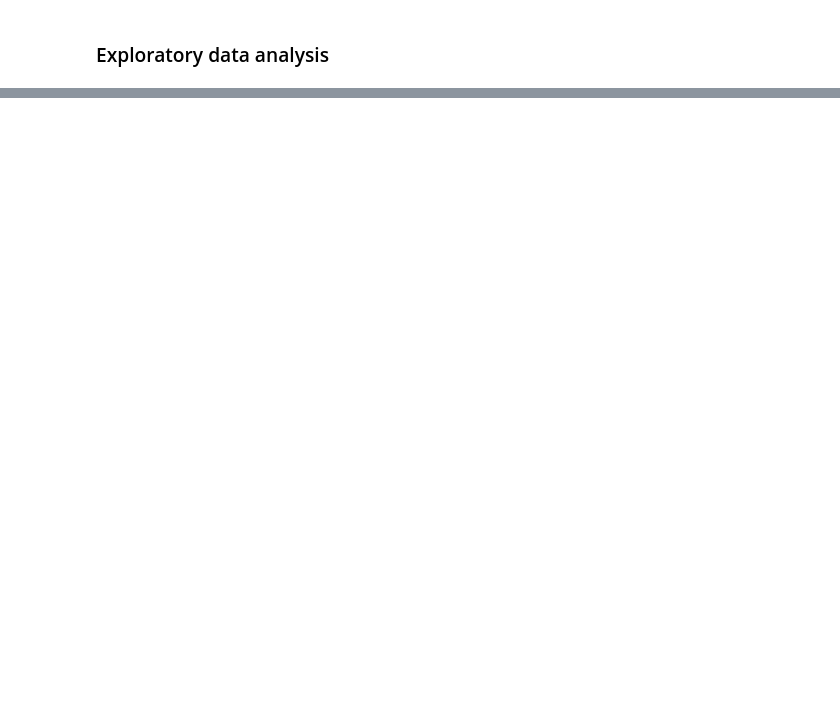
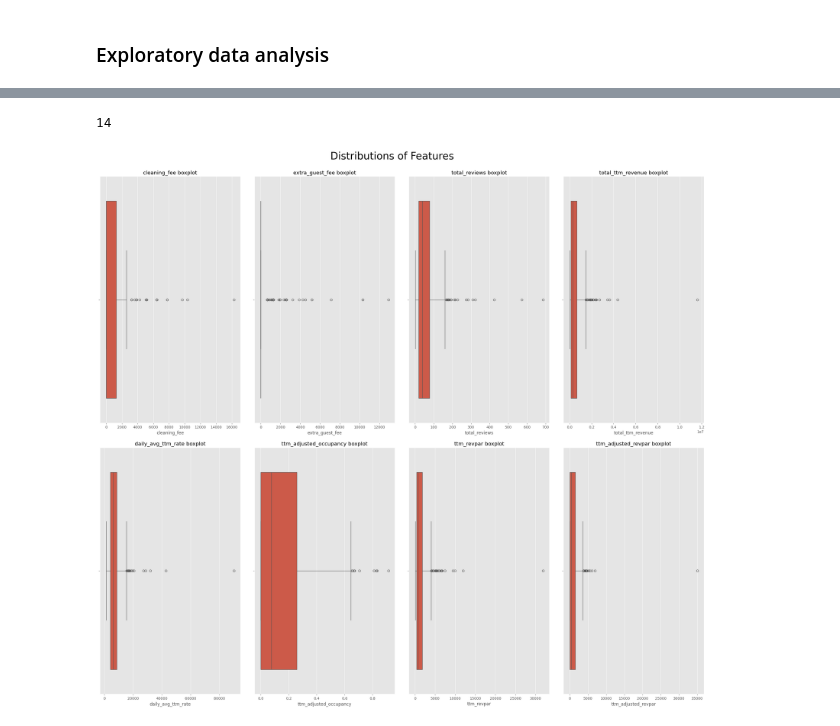
Before and after one commit to Morris-mk/Nairobi_AirbnbMarket_Overview_and-_InvestmentAnalysis, a Jupyter notebook: Airbnb_analysis.ipynb, the cells around one changed output, grey strips where cells are left out. Saved outputs shown, nothing was run; the diff lists cells and outputs as text; code cells hidden in the pictures; blank space fills up the shorter version.

```diff
--- a/Airbnb_analysis.ipynb
+++ b/Airbnb_analysis.ipynb
@@ -278,20 +212,26 @@ df_listings.head()
 # %%
 # Plot distributions of the most significant features
+cols_listings = ['cleaning_fee','extra_guest_fee', 'total_reviews', 'total_ttm_revenue', 'daily_avg_ttm_rate', 'ttm_adjusted_occupancy',
+        'ttm_revpar','ttm_adjusted_revpar', 'ttm_reserved_days', 'ttm_blocked_days','ttm_available_days', 'l90d_revenue',
+        'l90d_avg_rate','l90d_adjusted_revpar']
+print(len(cols_listings))
 
-cols = ['cleaning_fee','extra_guest_fee', 'num_reviews', 'ttm_adjusted_occupancy','ttm_revpar_native',
-        'ttm_adjusted_revpar_native','ttm_available_days','ttm_revenue_native','ttm_avg_rate_native','l90d_revenue_native',
-        'ttm_reserved_days','l90d_avg_rate_native',]
-
-def create_distributions(data, cols):
+def create_distributions(data, cols, nrows, ncols):
     # create the figure canvas
-    fig, axs = plt.subplots(figsize=(10,8))
-    fig.subplots_adjust()
+    fig, axs = plt.subplots(nrows,ncols, figsize=(30,24))
+    fig.subplots_adjust(wspace=0.1, hspace=0.1, top=0.94)
     axs = axs.flatten()
-    plt.tight_layout()
 
     # plot the boxplots
     for i, col in enumerate(cols):
         if i < len(cols):
             sns.boxplot(data=data, x=col ,ax=axs[i] )
+            axs[i].set_title(f'{col} boxplot')
         else:
             break
+    fig.suptitle('Distributions of Features', fontsize=28)
+
+create_distributions(df_listings, cols_listings[:8], 2,4)
+# %% [output]
+14
+[figure, added]
```
Also changed, not shown: parts of 17 cells of this notebook.
